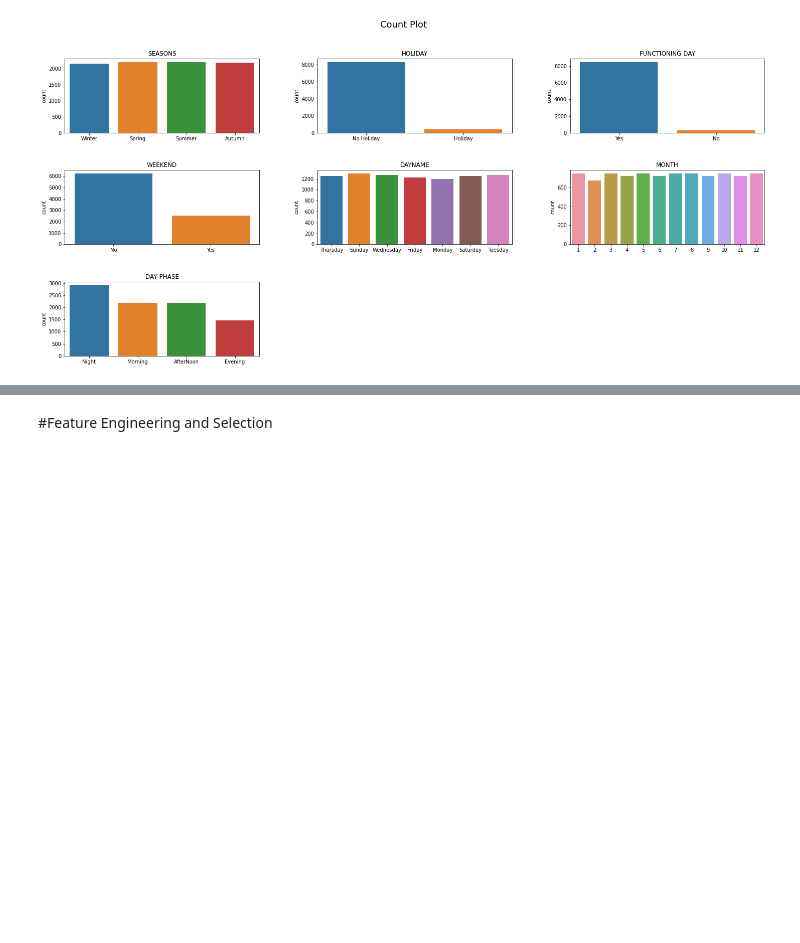
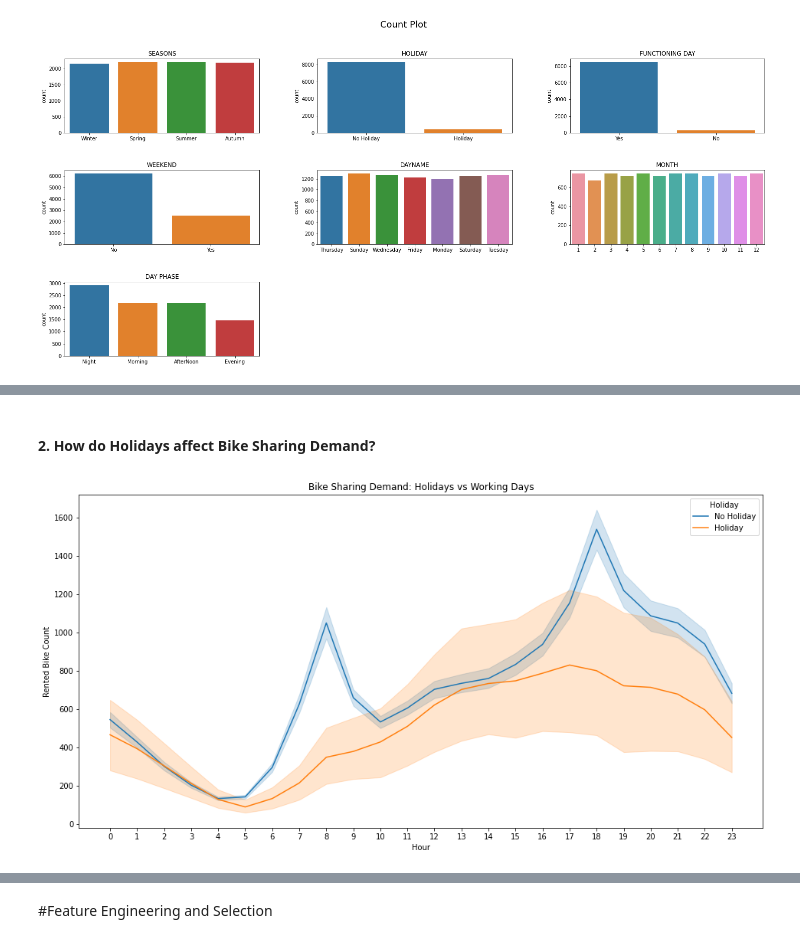
Before and after one commit to mahin-arvind/Seoul-Bike-Sharing-Demand-Prediction-Capstone-Project, a Jupyter notebook: Copy_of_Bike_Sharing_Demand_Prediction_Capstone_Project.ipynb, the cells around one changed output, grey strips where cells are left out. Saved outputs shown, nothing was run; the diff lists cells and outputs as text; code cells hidden in the pictures; blank space fills up the shorter version.

```diff
--- a/Copy_of_Bike_Sharing_Demand_Prediction_Capstone_Project.ipynb
+++ b/Copy_of_Bike_Sharing_Demand_Prediction_Capstone_Project.ipynb
@@ -293,0 +330,9 @@ for n, ticker in enumerate(categorical_features):
+# %% [markdown]
+#### 2. How do Holidays affect Bike Sharing Demand?
+# %%
+plt.figure(figsize = (16,8))
+sns.lineplot(x = 'Hour', y= 'Rented Bike Count',hue ='Holiday' , data = df)
+plt.title("Bike Sharing Demand: Holidays vs Working Days")
+a = plt.xticks(ticks = np.arange(0,24,1))
+# %% [output]
+[figure, added]
```
Also changed, not shown: parts of 59 cells of this notebook.
